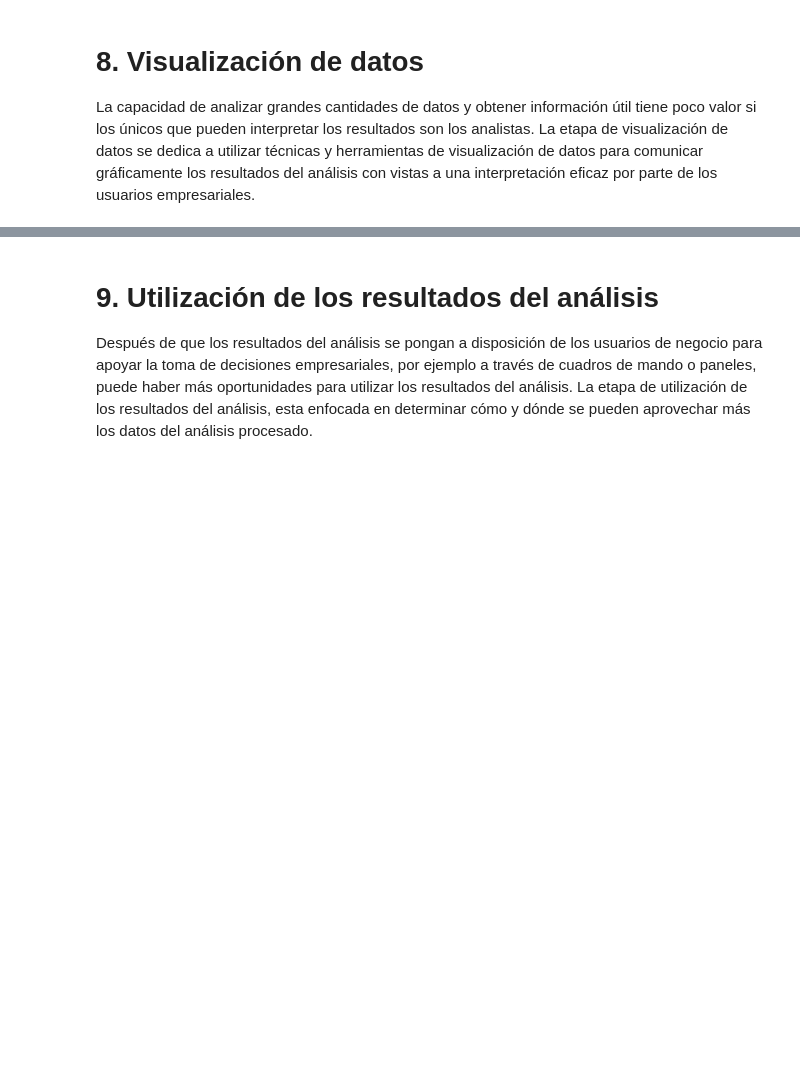
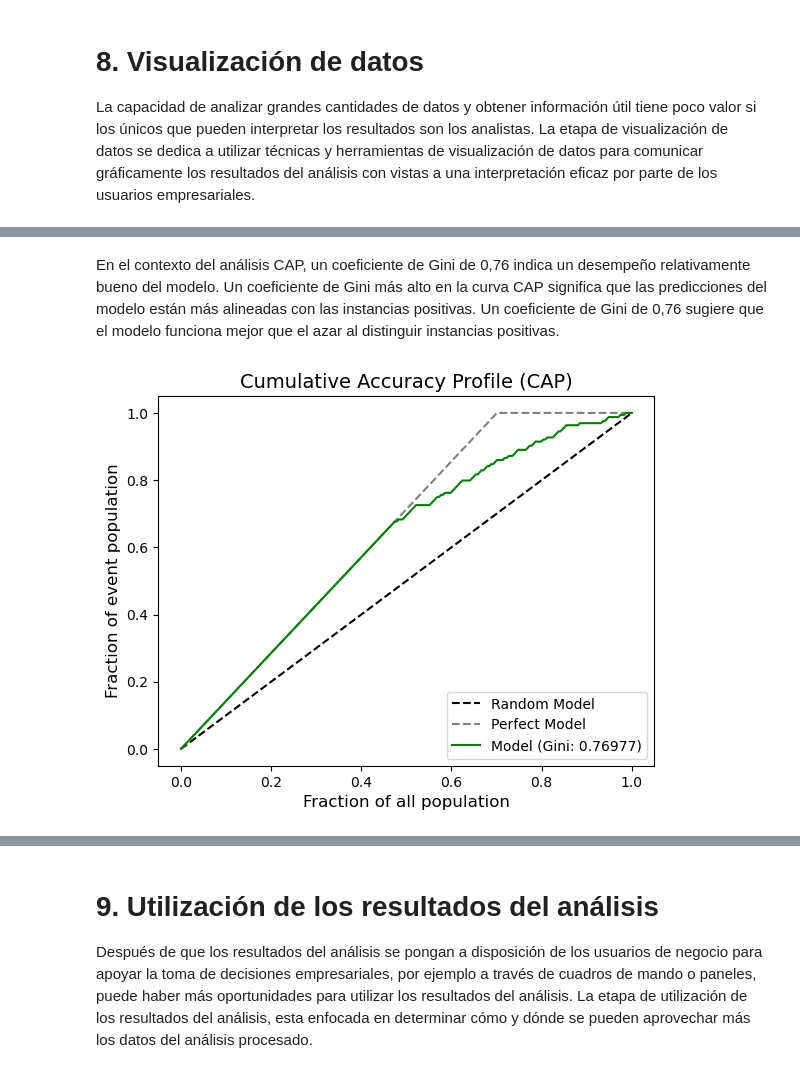
Before and after one commit to Henryxg/maestria2, a Jupyter notebook: TareaCS.ipynb, the cells around one changed output, grey strips where cells are left out. Cells and saved outputs as stored; diff of their text form; code cells hidden in the pictures; blank space fills up the shorter version.

```diff
--- a/TareaCS.ipynb
+++ b/TareaCS.ipynb
@@ -222,0 +312,7 @@ La etapa de visualización de datos se dedica a utilizar técnicas y herramienta
+# %% [markdown]
+En el contexto del análisis CAP, un coeficiente de Gini de 0,76 indica un desempeño relativamente bueno del modelo. Un coeficiente de Gini más alto en la curva CAP significa que las predicciones del modelo están más alineadas con las instancias positivas. Un coeficiente de Gini de 0,76 sugiere que el modelo funciona mejor que el azar al distinguir instancias positivas.
+# %%
+# CAP sobre train
+optbin.scorecard.plot_cap(y_train, y_prob_train)
+# %% [output]
+[figure, added]
```
Also changed, not shown: parts of 41 cells of this notebook, 4 other files.
